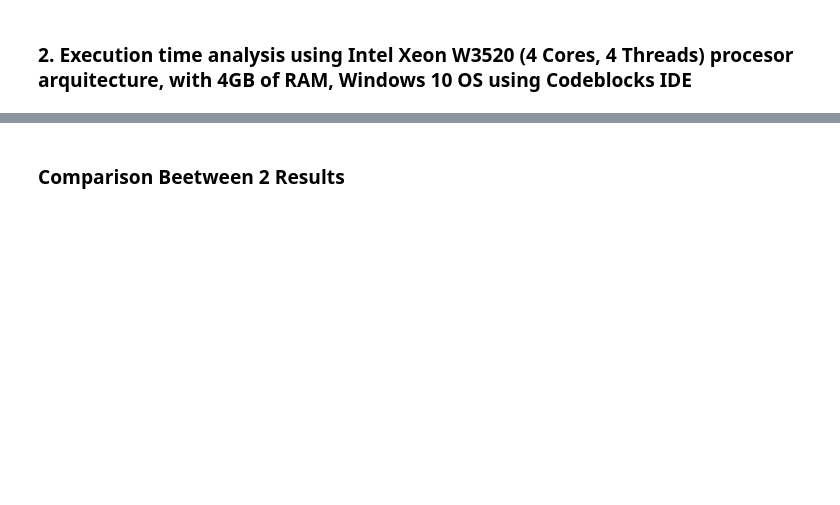
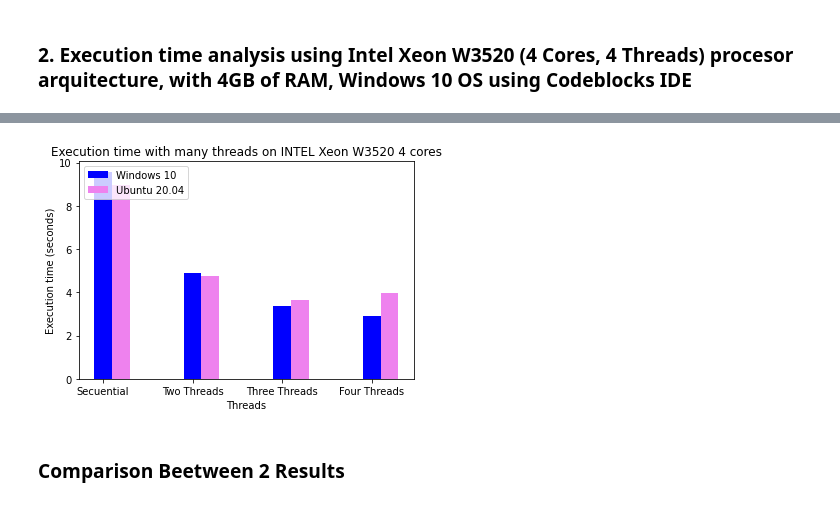
Before and after one commit to jsmontoyaco/Threads-Posix, a Jupyter notebook: Analisis Hilos.ipynb, the cells around one changed output, grey strips where cells are left out. Cells and saved outputs as stored; diff of their text form; code cells hidden in the pictures; blank space fills up the shorter version.

```diff
--- a/Analisis Hilos.ipynb
+++ b/Analisis Hilos.ipynb
@@ -58,5 +109,5 @@ plt.show()
 # %% [markdown]
 ### 2.  Execution time analysis using Intel Xeon W3520 (4 Cores, 4 Threads) procesor arquitecture, with 4GB of RAM, Windows 10 OS using Codeblocks IDE
 # %%
-#wintelfth = pd.read_csv("pithreaddataINTEL.txt", sep=" ", header=None, names=['Threads', 'Execution_time'])
-#wintelfth
+wintelfth = pd.read_csv("pithreaddataINTEL.txt", sep=" ", header=None, names=['Threads', 'Execution_time'])
+wintelfth
@@ -63,9 +129,16 @@ plt.show()
 # %%
-#plt.bar(wintelfth['Threads'], wintelfth['Execution_time'])
-#plt.title('Execution time with many threads on INTEL 4 cores with windows 10')
-#plt.xlabel('Threads')
-#plt.ylabel('Execution time (seconds)')
-#plt.show()
+X = ['Secuential','Two Threads', 'Three Threads', 'Four Threads']
+X_axis = np.arange(len(X))
+plt.bar(X_axis, wintelfth['Execution_time'], 0.2, color='Blue', label='Windows 10')
+plt.bar(X_axis+0.2, uintelfth['Execution_time'], 0.2, color='Violet', label='Ubuntu 20.04')
+plt.title('Execution time with many threads on INTEL Xeon W3520 4 cores')
+plt.xlabel('Threads')
+plt.ylabel('Execution time (seconds)')
+plt.xticks(X_axis, X)
+plt.legend(loc='upper left')
+plt.show()
+# %% [output]
+[figure, added]
 # %% [markdown]
 ### Comparison Beetween 2 Results
 # %%
```
Also changed, not shown: parts of 14 cells of this notebook.
